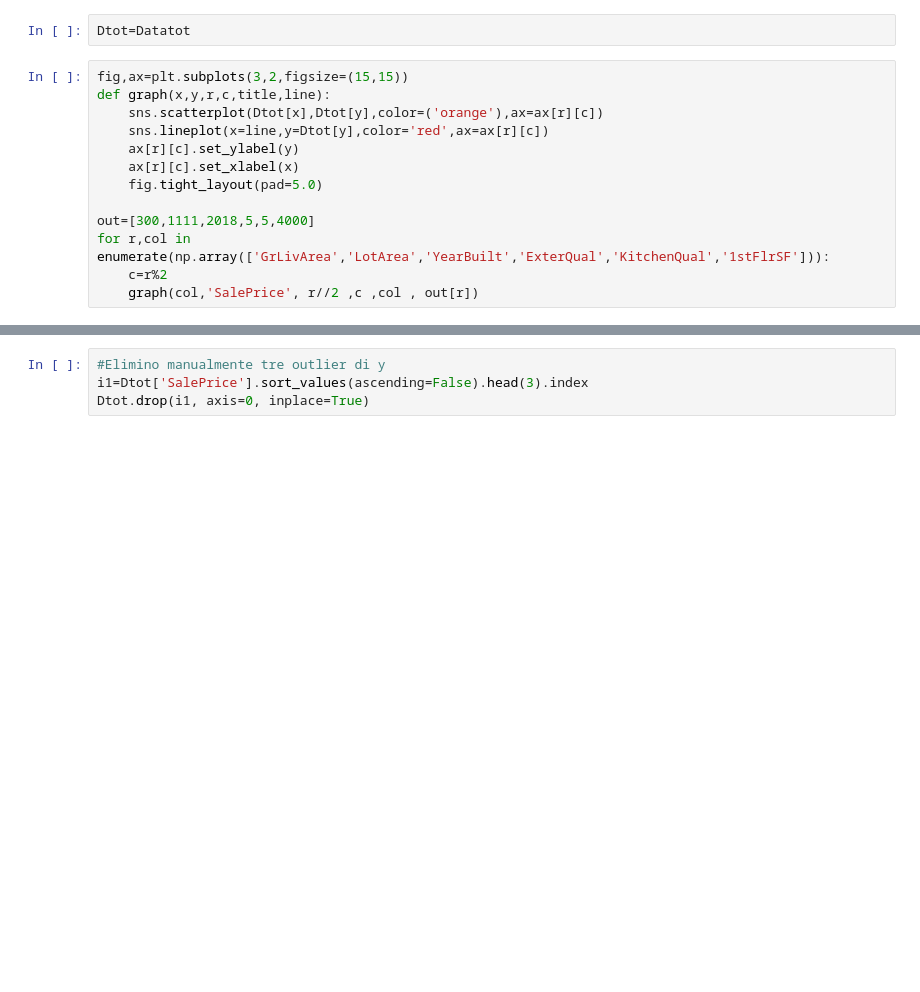
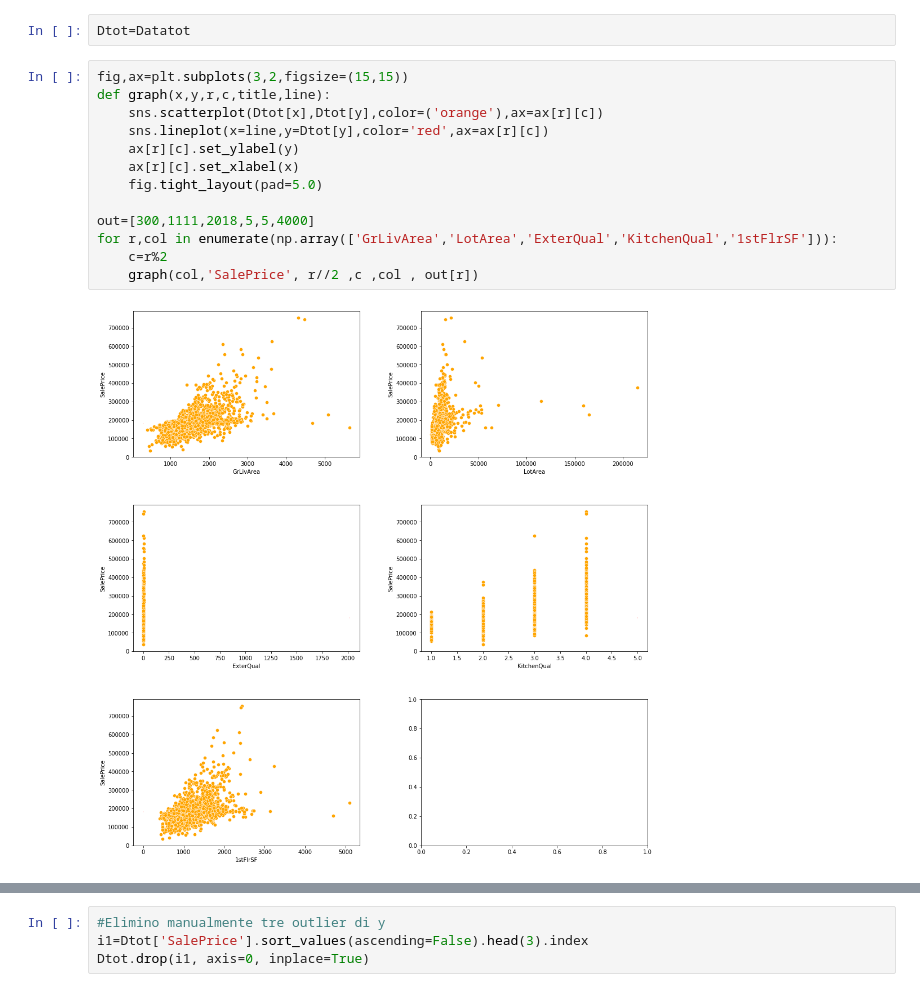
Before and after one commit to Leonardo8Cos/Real-Estate-, a Jupyter notebook: RealEstate1_2.ipynb, the cells around one changed output, grey strips where cells are left out. Saved outputs shown, nothing was run; the diff lists cells and outputs as text; blank space fills up the shorter version.

```diff
--- a/RealEstate1_2.ipynb
+++ b/RealEstate1_2.ipynb
@@ -363,15 +353,17 @@ Dtot=Datatot
 # %%
 fig,ax=plt.subplots(3,2,figsize=(15,15))
 def graph(x,y,r,c,title,line):
     sns.scatterplot(Dtot[x],Dtot[y],color=('orange'),ax=ax[r][c])
     sns.lineplot(x=line,y=Dtot[y],color='red',ax=ax[r][c])
     ax[r][c].set_ylabel(y)
     ax[r][c].set_xlabel(x)
     fig.tight_layout(pad=5.0)
 
 out=[300,1111,2018,5,5,4000]
-for r,col in enumerate(np.array(['GrLivArea','LotArea','YearBuilt','ExterQual','KitchenQual','1stFlrSF'])):
+for r,col in enumerate(np.array(['GrLivArea','LotArea','ExterQual','KitchenQual','1stFlrSF'])):
     c=r%2
     graph(col,'SalePrice', r//2 ,c ,col , out[r])
+# %% [output]
+[figure, added]
 # %%
 Dtot['SalePrice'].sort_values(ascending=False).head(15)
```
Also changed, not shown: parts of 75 cells of this notebook.
